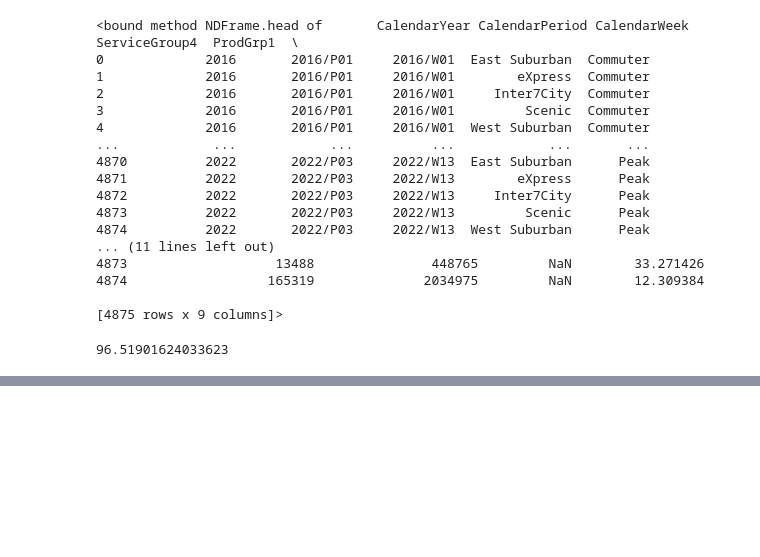
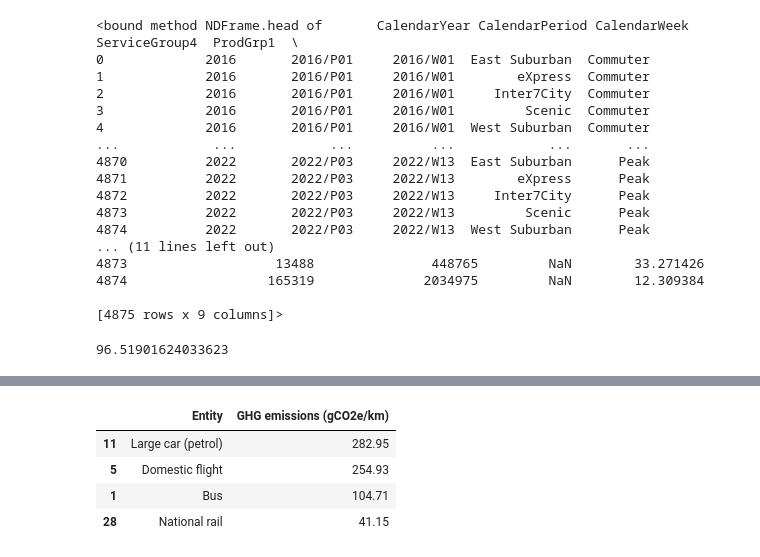
Before and after one commit to JoshYang1/Innovation-Week-Krusty-Krabs, a Jupyter notebook: Krusty Krab.ipynb, the cells around one changed output, grey strips where cells are left out. Cells and saved outputs as stored; diff of their text form; code cells hidden in the pictures; blank space fills up the shorter version.

```diff
--- a/Krusty Krab.ipynb
+++ b/Krusty Krab.ipynb
@@ -102,0 +122,15 @@ scotrail = pd.read_csv('Datasets/scotrail-journey-data-2016-2022.csv')
+# %%
+
+carbon_ds = pd.read_csv('Datasets/carbon-footprint-travel-mode.csv', dtype = str)
+carbon_ds = carbon_ds.drop(['Code', 'Year'], 1)
+carbon_ds['GHG emissions (gCO2e/km)'] = carbon_ds['GHG emissions (gCO2e/km)'].astype(float).round(2)
+carbon_ds = carbon_ds.sort_values(by=["GHG emissions (gCO2e/km)"], ascending=False)
+travel = ['Domestic flight', 'Large car (petrol)', 'Bus', 'National rail' ]
+carbon_ds = carbon_ds.loc[carbon_ds['Entity'].isin(travel)]
+carbon_ds
+# %% [output]
+|  | Entity | GHG emissions (gCO2e/km) |
+| 11 | Large car (petrol) | 282.95 |
+| 5 | Domestic flight | 254.93 |
+| 1 | Bus | 104.71 |
+| 28 | National rail | 41.15 |
```
Also changed, not shown: parts of 9 cells of this notebook.
